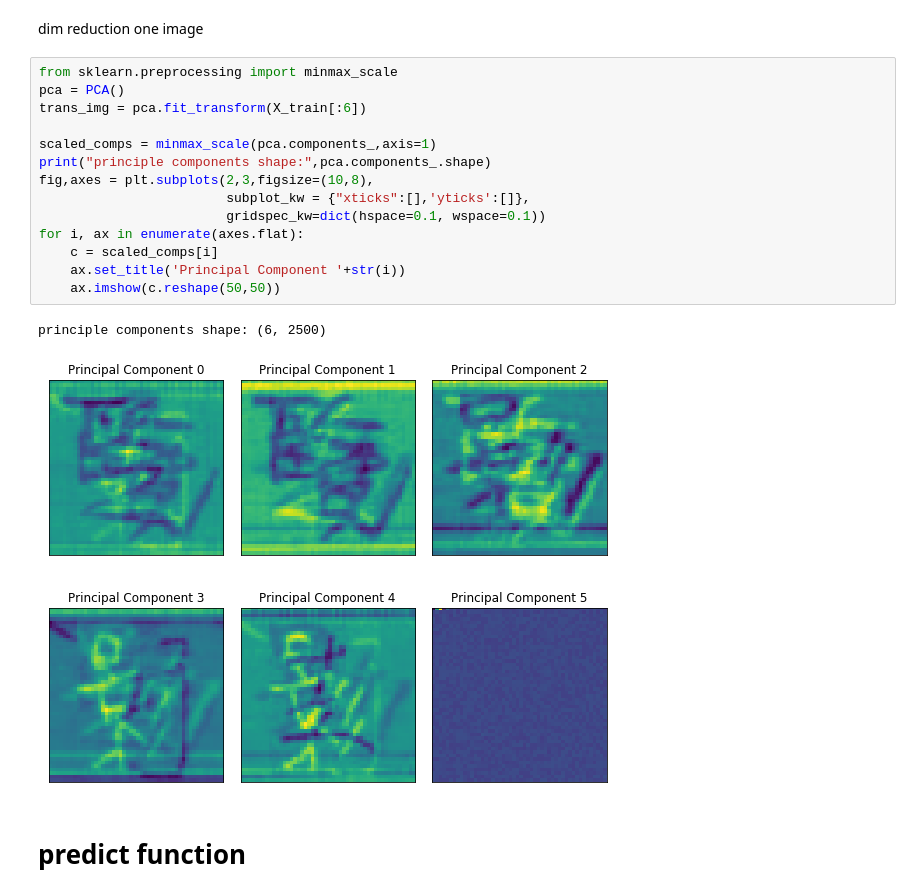
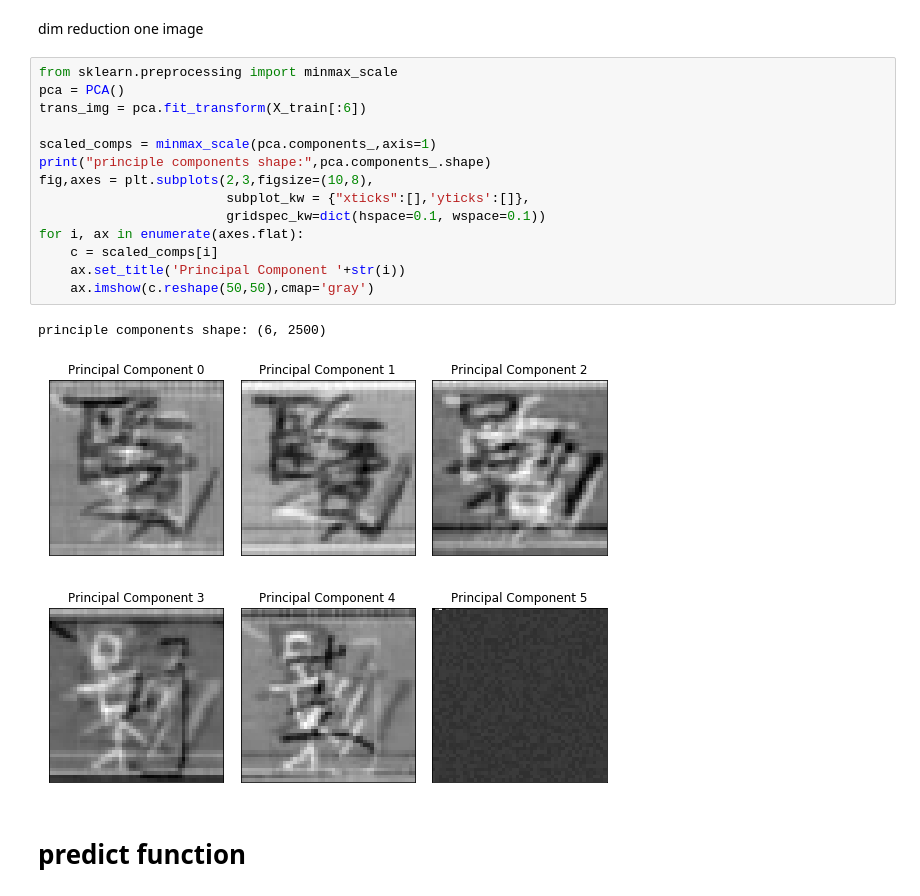
Before and after one commit to yehcheshin/PatternFinal_ChineseHandWrite, a Jupyter notebook: Esun_PCA_LDA.ipynb, the cells around one changed output. Saved outputs shown, nothing was run; the diff lists cells and outputs as text.

```diff
--- a/Esun_PCA_LDA.ipynb
+++ b/Esun_PCA_LDA.ipynb
@@ -75,20 +75,20 @@ dim reduction one image
 # %%
 from sklearn.preprocessing import minmax_scale
 pca = PCA()
 trans_img = pca.fit_transform(X_train[:6])
 
 scaled_comps = minmax_scale(pca.components_,axis=1)
 print("principle components shape:",pca.components_.shape)
 fig,axes = plt.subplots(2,3,figsize=(10,8),
                         subplot_kw = {"xticks":[],'yticks':[]},
                         gridspec_kw=dict(hspace=0.1, wspace=0.1))
 for i, ax in enumerate(axes.flat):
     c = scaled_comps[i]
     ax.set_title('Principal Component '+str(i))
-    ax.imshow(c.reshape(50,50))
+    ax.imshow(c.reshape(50,50),cmap='gray')
 # %% [output]
 principle components shape: (6, 2500)
-[figure, old version]
+[figure, new version]
 # %% [markdown]
 # predict function
 # %%
```
Also changed, not shown: parts of 6 cells of this notebook, 2 other files.
